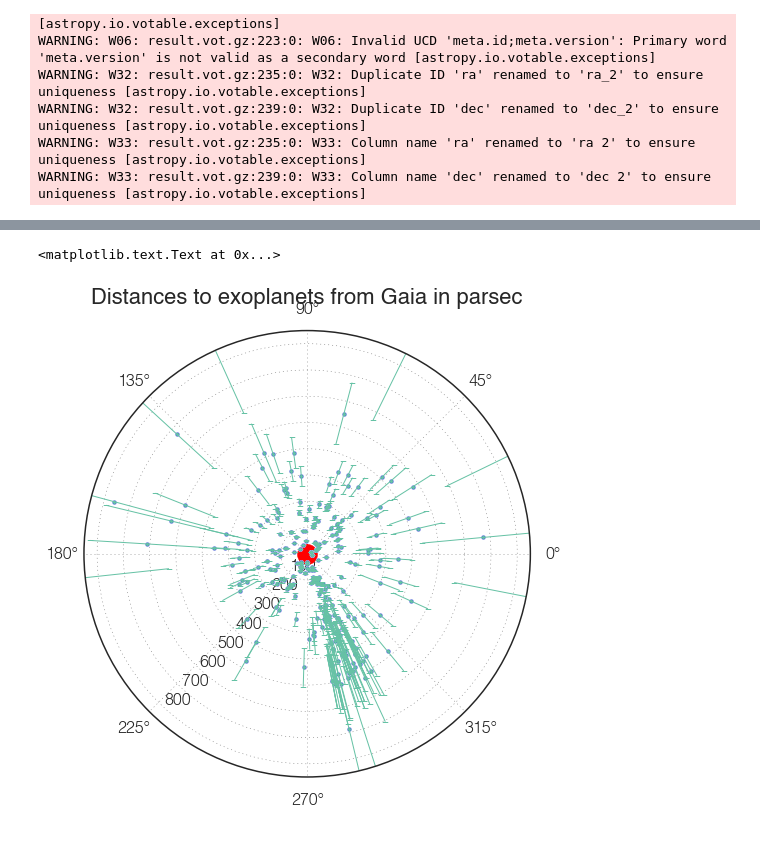
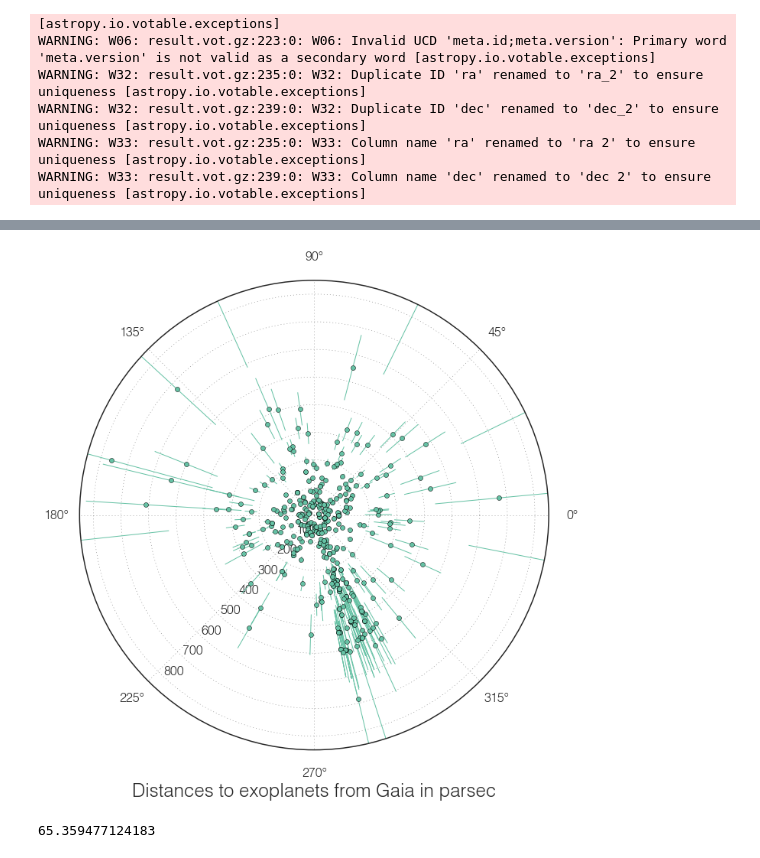
Before and after one commit to mrtommyb/gaiaplay, a Jupyter notebook: code/exoplanet-plots.ipynb, the cells around one changed output, grey strips where cells are left out. Cells and saved outputs as stored; diff of their text form; code cells hidden in the pictures.

```diff
--- a/code/exoplanet-plots.ipynb
+++ b/code/exoplanet-plots.ipynb
@@ -103,7 +103,7 @@ fig.tight_layout()
 # %%
 keplers = [x for x in data['pl_hostname'] if 'epler' in x]
 # %%
-fig, ax1 = plt.subplots(1, 1, figsize=[8,8], sharex=False, sharey=False, subplot_kw=dict(projection='polar'))
+fig, ax1 = plt.subplots(1, 1, figsize=[11,11], sharex=False, sharey=False, subplot_kw=dict(projection='polar'))
 
 angle = data['ra']
 dist = 1./(data['parallax']/1000.)
@@ -112,36 +112,36 @@ dist_uncsys = dist * (np.sqrt(data['parallax_error']**2+0.3**2) / data['parallax
 # dist_uncsysmult = ((data['parallax_error']+0.3) / data['parallax'])
 # x = dist * np.sin(np.radians(angle))
 # x_unc = dist * dist_uncsysmult
 # y = dist * np.cos(np.radians(angle))
 # y_unc = dist * dist_uncsysmult
 
-ax1.scatter(0,0,s=400,color='red')
+#ax1.scatter(0,0,s=400,color='red')
 ax1.scatter(np.radians(angle),dist)
 
-ax1.errorbar(np.radians(angle),dist,dist_uncsys, fmt='.')
+ax1.errorbar(np.radians(angle),dist,dist_uncsys, fmt='o', capsize=0)
 
 
 # for i,n in enumerate(data['pl_hostname']):
 #     if 'epler' in n:
 #         ax1.text(angle[i],dist[i],n)
 #         print(angle[i],dist[i],n)
 
 # ax1.set_xlim(-1000,1000)
 ax1.set_rmax(850.0)
 
 
 # ax1.set_xlabel('Distance (pc)')
 # ax1.set_ylabel('Distance (pc)')
 # ax1.grid()
 ax1.set_rlabel_position(227)
 
 
 #ax1.text(370, -1170,'Created Sep 14, 2016 by Tom Barclay', fontsize=10)
 #fig.tight_layout()
 #fig.savefig('exoplanets.png', dpi=200)
 
-ax1.set_title('Distances to exoplanets from Gaia in parsec',loc='center', fontsize=22)
+ax1.set_xlabel('Distances to exoplanets from Gaia in parsec',)
+fig.savefig('exoplanet_polar.png', dpi=200)
 # %% [output]
-<matplotlib.text.Text at 0x...>
-[figure, old version]
+[figure, new version]
 # %%
@@ -158,3 +158,7 @@ df = pd.DataFrame([data['pl_hostname'],
 df.columns = columns
 # %%
 df.to_csv('gaia_exoplanet.csv')
+# %%
+1. / (15.3 / 1000.)
+# %% [output]
+65.359477124183
```
Also changed, not shown: parts of 5 cells of this notebook, 5 other files.
